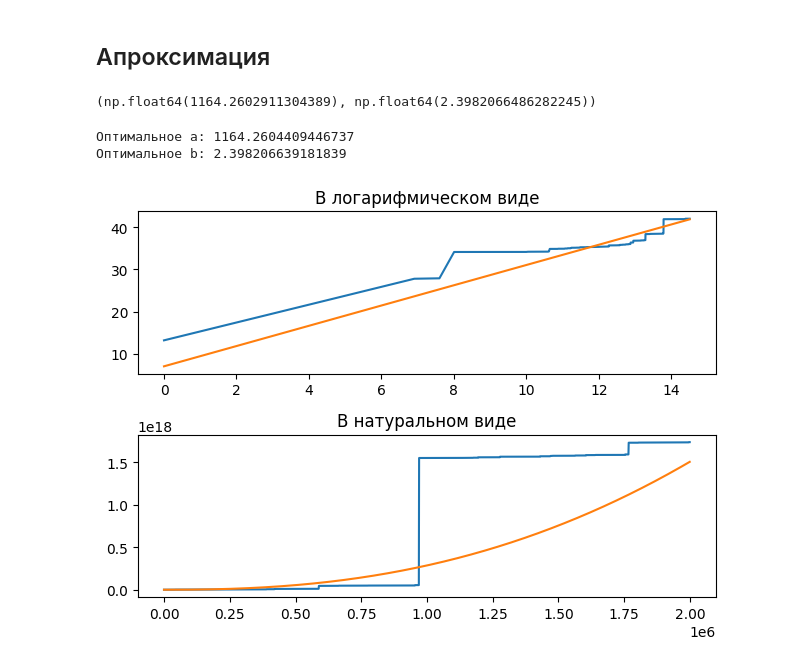
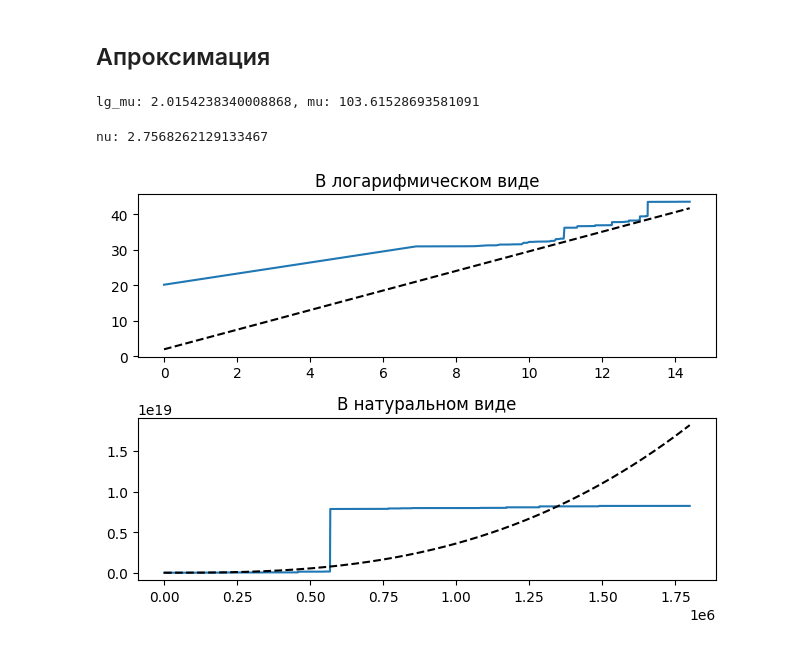
Before and after one commit to Mis-prog/matmod-8sem, a Jupyter notebook: lab1/misha/report/result.ipynb, the cells around one changed output. Saved outputs shown, nothing was run; the diff lists cells and outputs as text; code cells hidden in the pictures.

```diff
--- a/lab1/misha/report/result.ipynb
+++ b/lab1/misha/report/result.ipynb
@@ -3,5 +3,5 @@ import pandas as pd
 import matplotlib.pyplot as plt
 import numpy as np
 # %%
-data_calc = pd.read_csv('../result/calc.csv',sep=' ', index_col=False)
+data_calc = pd.read_csv('../result_new/calc.csv',sep=' ', index_col=False)
 # %%
@@ -28,12 +26,4 @@ from scipy.optimize import curve_fit
 # %%
-x = np.array([np.log1p(data_calc['N'][0])] + list(np.log(data_calc['N'][1:])))
-y = np.log(data_calc['<ΔR^2>'])
-
-coefficients = np.polyfit(x, y, 1)
-slope, intercept = coefficients
+index = 1800
+x = np.log10(data_calc['N'][:index])
+y = np.log10(data_calc['<ΔR^2>'][:index])
-# %%
-b = slope
-a = np.e**intercept
-a,b
-# %% [output]
-(np.float64(1164.2602911304389), np.float64(2.3982066486282245))
@@ -46,34 +30,34 @@ def power_law(x, a, b):
-# %%
-x_data = data_calc['N'][1:].values
-y_data = data_calc['<ΔR^2>'][1:].values
-
-np.seterr(over='ignore')
-initial_guess = [1, 1]  # a = 1, b = 1
-
-# Аппроксимация
-params, covariance = curve_fit(power_law_log, x, y, p0=initial_guess)
-a_opt, b_opt = params
-
-print(f"Оптимальное a: {np.e**a_opt}")
-print(f"Оптимальное b: {b_opt}")
-# %% [output]
-Оптимальное a: 1164.2604409446737
-Оптимальное b: 2.398206639181839
+# %%
+lg_mu = (y.mean()*(x**2).mean() - (x*y).mean()*x.mean())/((x**2).mean() - x.mean()**2)
+mu = 10**lg_mu
+print(f'lg_mu: {lg_mu}, mu: {mu}')
+# %% [output]
+lg_mu: 2.0154238340008868, mu: 103.61528693581091
+# %%
+nu = ((x*y).mean() - y.mean()*x.mean())/((x**2).mean() - x.mean()**2)
+print(f'nu: {nu}')
+# %% [output]
+nu: 2.7568262129133467
 # %%
 plt.figure()
 
 plt.subplot(2, 1, 1)
+
+x = np.log(data_calc['N'][:index])
+y = np.log(data_calc['<ΔR^2>'][:index])
 plt.title('В логарифмическом виде')
 plt.plot(x, y)
-plt.plot(x, power_law_log(x ,intercept,b))
+plt.plot(x, lg_mu + nu * x,'k--', label='Аппроксимация')
 
 plt.subplot(2, 1, 2)
+N_list = data_calc['N'][:index]
+R2_list = data_calc['<ΔR^2>'][:index]
 plt.title('В натуральном виде')
-plt.plot(data_calc['N'], data_calc['<ΔR^2>'],the)
-plt.plot(data_calc['N'], power_law(data_calc['N'], a, b))
+plt.plot(N_list, R2_list)
+plt.plot(N_list, mu*(N_list**nu),'k--', label='Аппроксимация')
 
 plt.tight_layout()
 plt.show()
 # %% [output]
-[figure, old version]
+[figure, new version]
 # %%
```
Also changed, not shown: parts of 10 cells of this notebook, 1 other file.
